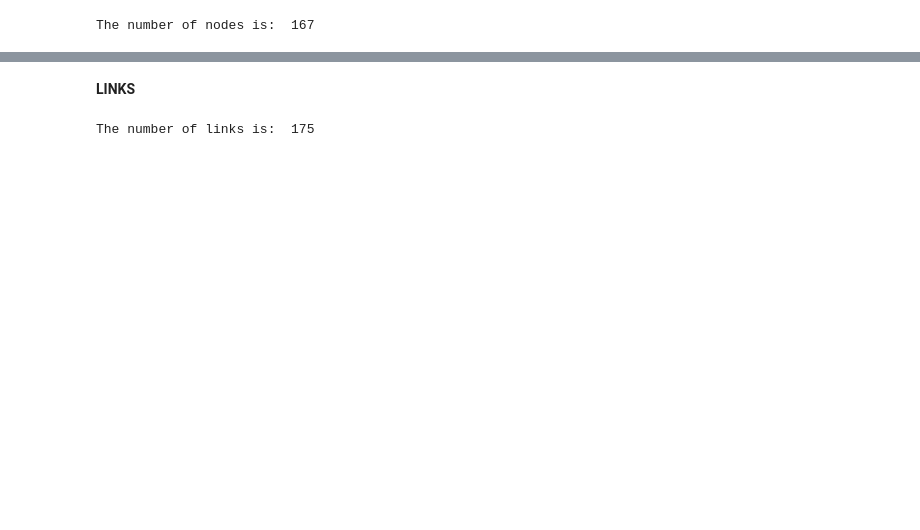
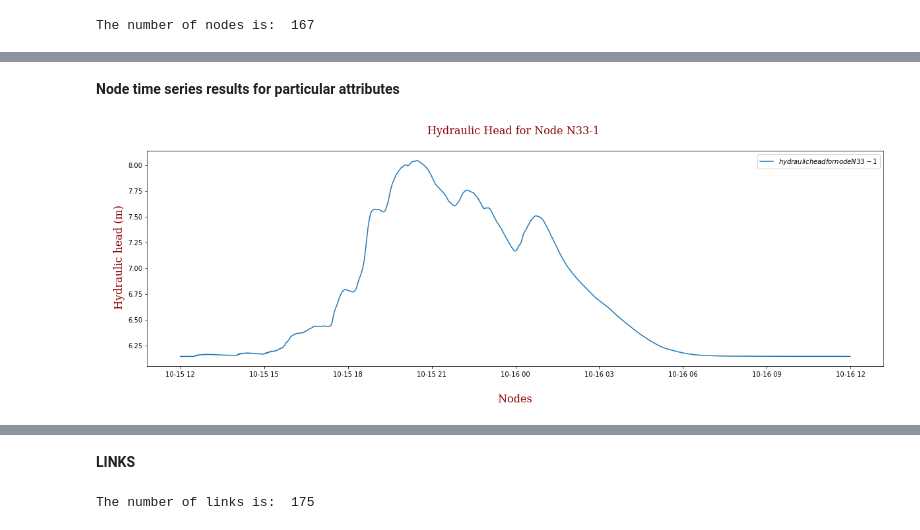
Before and after one commit to sifiso-ncube/thesis, a Jupyter notebook: SWMM_ExtrCode.ipynb, the cells around one changed output, grey strips where cells are left out. Drawn from its saved outputs; the diff is of its cells as text; code cells hidden in the pictures; blank space fills up the shorter version.

```diff
--- a/SWMM_ExtrCode.ipynb
+++ b/SWMM_ExtrCode.ipynb
@@ -46,0 +191,34 @@ The number of nodes is:  167
+# %% [markdown]
+**Node time series results for particular attributes**
+# %%
+#Node Time series for hydraulic head. you specify the start and end time
+# Returns a dictionary of attribute values with between start_index and end_index with reporting timesteps as keys
+def Ex_node_hydraulic_head():
+  with Output('15.10.1realday.out') as out:
+      ts = out.node_series('N33-1', NodeAttribute.HYDRAULIC_HEAD, datetime(2020, 10, 15, 12), datetime(2020, 10, 16, 12))
+      ts_node_hydhead = []
+      index_list= []
+
+      for index in ts:
+        ts_node_hydhead.append(ts[index])     #ts[index] gives the time series value of hydraulics head at node N33-1
+        index_list.append(index)                #the index is the node name
+        #print(index, ts[index])
+
+      font = {'family': 'serif',
+        'color':  'darkred',
+        'weight': 'normal',
+        'size': 16,
+        }
+      plt.figure(figsize = [20, 6])
+      plt.plot(index_list, ts_node_hydhead, label = '$ hydraulic head for node N33-1 $')
+      plt.xlabel("\n Nodes ",fontdict = font)
+      plt.ylabel("\n Hydraulic head (m)",fontdict = font)
+      plt.title("Hydraulic Head for Node N33-1 \n",fontdict = font)
+      #plt.xticks(nodes, rotation='vertical')
+      plt.legend()
+      plt.show()
+
+
+Ex_node_hydraulic_head()
+# %% [output]
+[figure, added]
```
Also changed, not shown: parts of 16 cells of this notebook.
